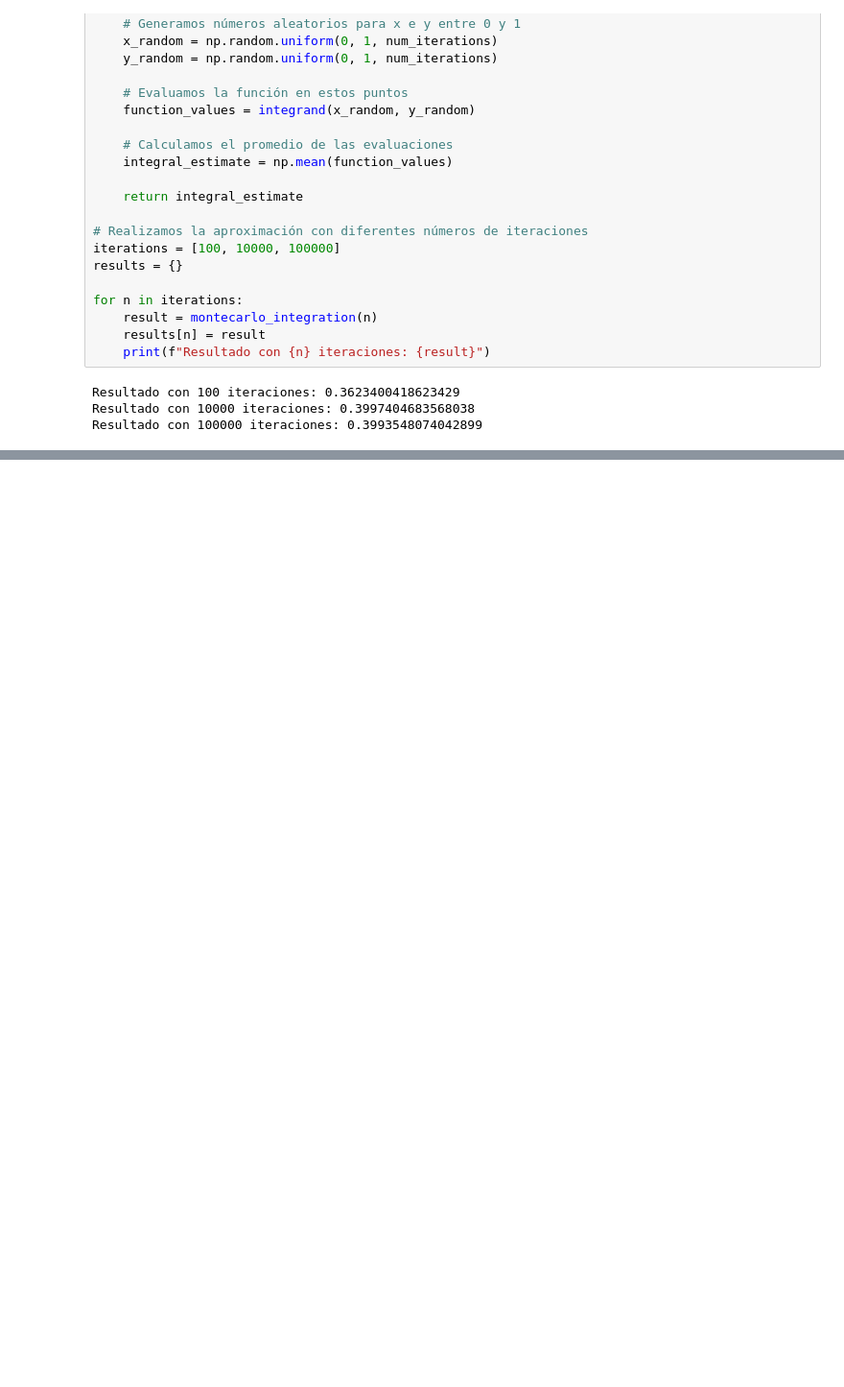
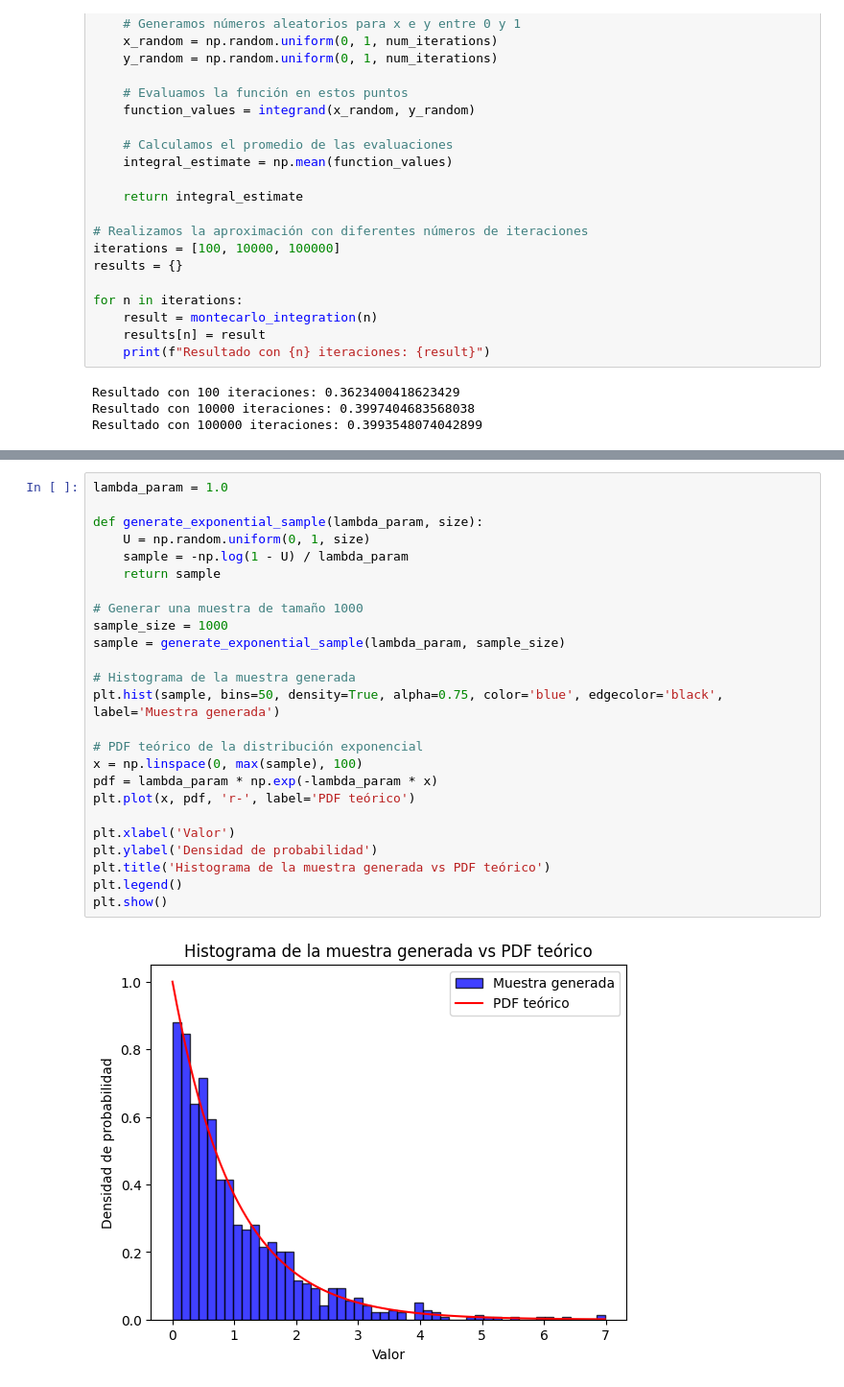
Before and after one commit to FernandezDL/Laboratorio4-Modelacion, a Jupyter notebook: Lab4_Modelacion.ipynb, the cells around one changed output, grey strips where cells are left out. Shown: that part at 96% size. Cells and saved outputs as stored; diff of their text form; blank space fills up the shorter version.

```diff
--- a/Lab4_Modelacion.ipynb
+++ b/Lab4_Modelacion.ipynb
@@ -129,0 +190,27 @@ Resultado con 100000 iteraciones: 0.3993548074042899
+# %%
+lambda_param = 1.0
+
+def generate_exponential_sample(lambda_param, size):
+    U = np.random.uniform(0, 1, size)
+    sample = -np.log(1 - U) / lambda_param
+    return sample
+
+# Generar una muestra de tamaño 1000
+sample_size = 1000
+sample = generate_exponential_sample(lambda_param, sample_size)
+
+# Histograma de la muestra generada
+plt.hist(sample, bins=50, density=True, alpha=0.75, color='blue', edgecolor='black', label='Muestra generada')
+
+# PDF teórico de la distribución exponencial
+x = np.linspace(0, max(sample), 100)
+pdf = lambda_param * np.exp(-lambda_param * x)
+plt.plot(x, pdf, 'r-', label='PDF teórico')
+
+plt.xlabel('Valor')
+plt.ylabel('Densidad de probabilidad')
+plt.title('Histograma de la muestra generada vs PDF teórico')
+plt.legend()
+plt.show()
+# %% [output]
+[figure, added]
```
Also changed, not shown: parts of 5 cells of this notebook.
